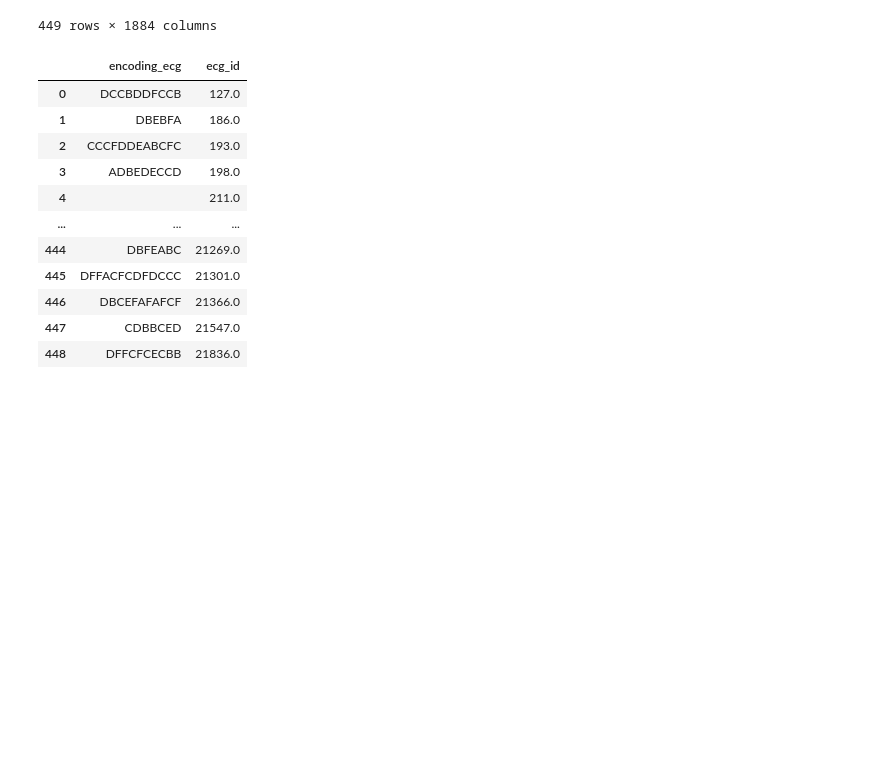
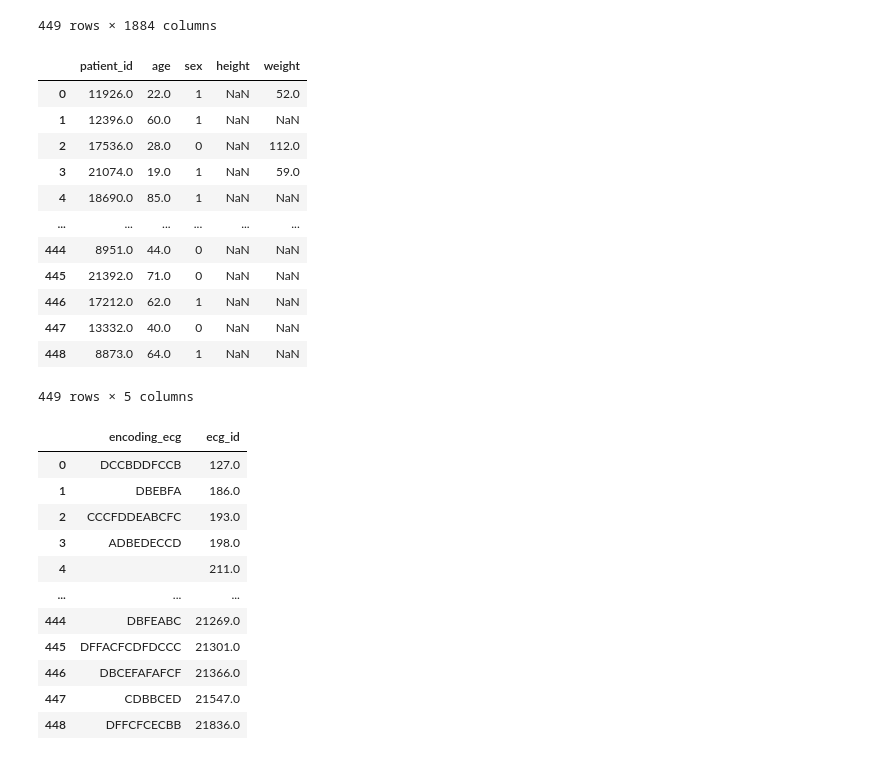
Before and after one commit to vikt-l/ECGMultilableClassification, a Jupyter notebook: main.ipynb, the cells around one changed output. Cells and saved outputs as stored; diff of their text form; code cells hidden in the pictures; blank space fills up the shorter version.

```diff
--- a/main.ipynb
+++ b/main.ipynb
@@ -932,6 +955,22 @@ ECG_data_test = ECG_data_test.merge(df_test, on='ecg_id', how='left')
 # %%
 df_test = ECG_data_test.iloc[:, -5:]
 ECG_data_test = ECG_data_test.iloc[:, :-5]
+# %%
+df_test
+# %% [output]
+|  | patient_id | age | sex | height | weight |
+| 0 | 11926.0 | 22.0 | 1 | NaN | 52.0 |
+| 1 | 12396.0 | 60.0 | 1 | NaN | NaN |
+| 2 | 17536.0 | 28.0 | 0 | NaN | 112.0 |
+| 3 | 21074.0 | 19.0 | 1 | NaN | 59.0 |
+| 4 | 18690.0 | 85.0 | 1 | NaN | NaN |
+| ... | ... | ... | ... | ... | ... |
+| 444 | 8951.0 | 44.0 | 0 | NaN | NaN |
+| 445 | 21392.0 | 71.0 | 0 | NaN | NaN |
+| 446 | 17212.0 | 62.0 | 1 | NaN | NaN |
+| 447 | 13332.0 | 40.0 | 0 | NaN | NaN |
+| 448 | 8873.0 | 64.0 | 1 | NaN | NaN |
+449 rows × 5 columns
 # %%
 ECG_data_test_array = np.array(ECG_data_test)
 R_Peaks_test = []
```
Also changed, not shown: parts of 31 cells of this notebook.
